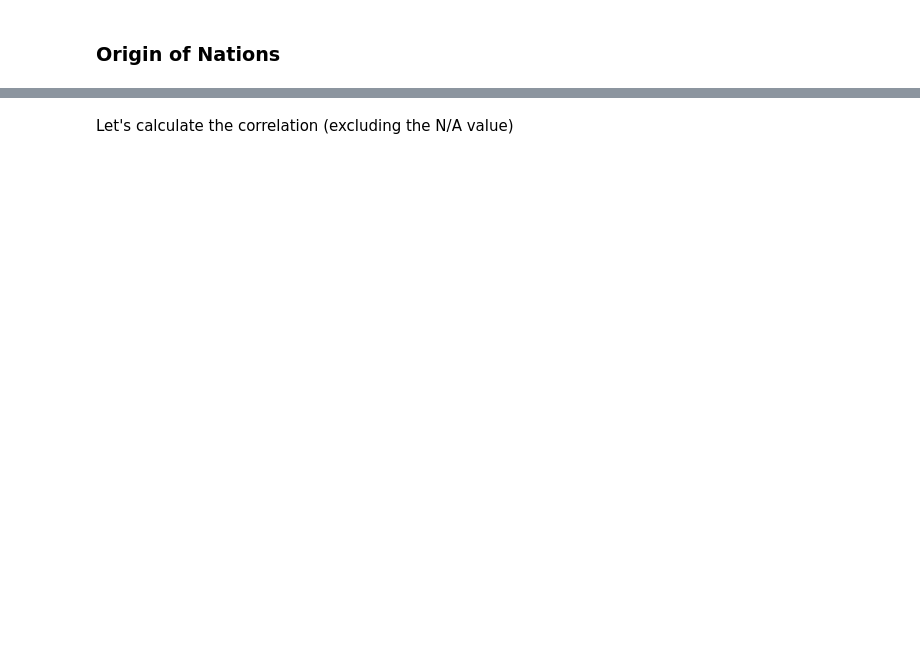
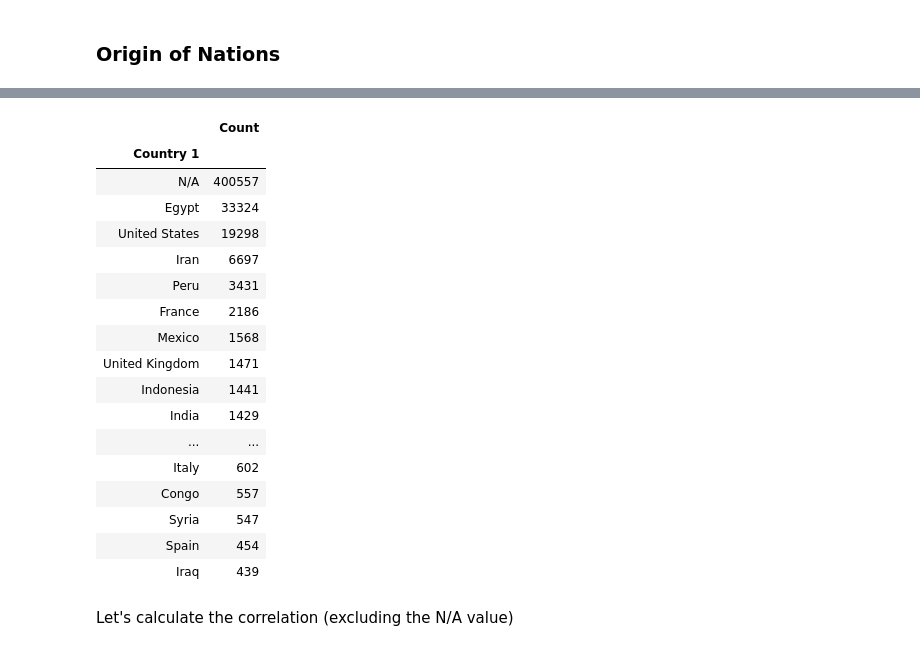
Before and after one commit to YingyingHan1994/final_project_2020Sp, a Jupyter notebook: IS590PRSP20_Final_Proejct.ipynb, the cells around one changed output, grey strips where cells are left out. Drawn from its saved outputs; the diff is of its cells as text; code cells hidden in the pictures; blank space fills up the shorter version.

```diff
--- a/IS590PRSP20_Final_Proejct.ipynb
+++ b/IS590PRSP20_Final_Proejct.ipynb
@@ -162,8 +244,27 @@ def merge_count_with_population(count_data, population_data):
 # %%
 museum_df.loc[:,'Country 1'] = museum_df['Country 1'].fillna('N/A')
 museum_df[museum_df['Country 1'] == "Côte d'Ivoire"] ="Cote d'Ivoire"
-museum_group = museum_df.groupby("Country 1").size().sort_values(ascending=False).head(30).to_frame(name='Count')
+museum_group = museum_df.groupby("Country 1").size().sort_values(ascending=False).head(20).to_frame(name='Count')
 museum_group
+# %% [output]
+|  | Count |
+| Country 1 |  |
+| N/A | 400557 |
+| Egypt | 33324 |
+| United States | 19298 |
+| Iran | 6697 |
+| Peru | 3431 |
+| France | 2186 |
+| Mexico | 1568 |
+| United Kingdom | 1471 |
+| Indonesia | 1441 |
+| India | 1429 |
+| ... | ... |
+| Italy | 602 |
+| Congo | 557 |
+| Syria | 547 |
+| Spain | 454 |
+| Iraq | 439 |
 # %%
 museum_population = merge_count_with_population(museum_group, population_df)
 # %% [markdown]
```
Also changed, not shown: parts of 18 cells of this notebook, 2 other files.
